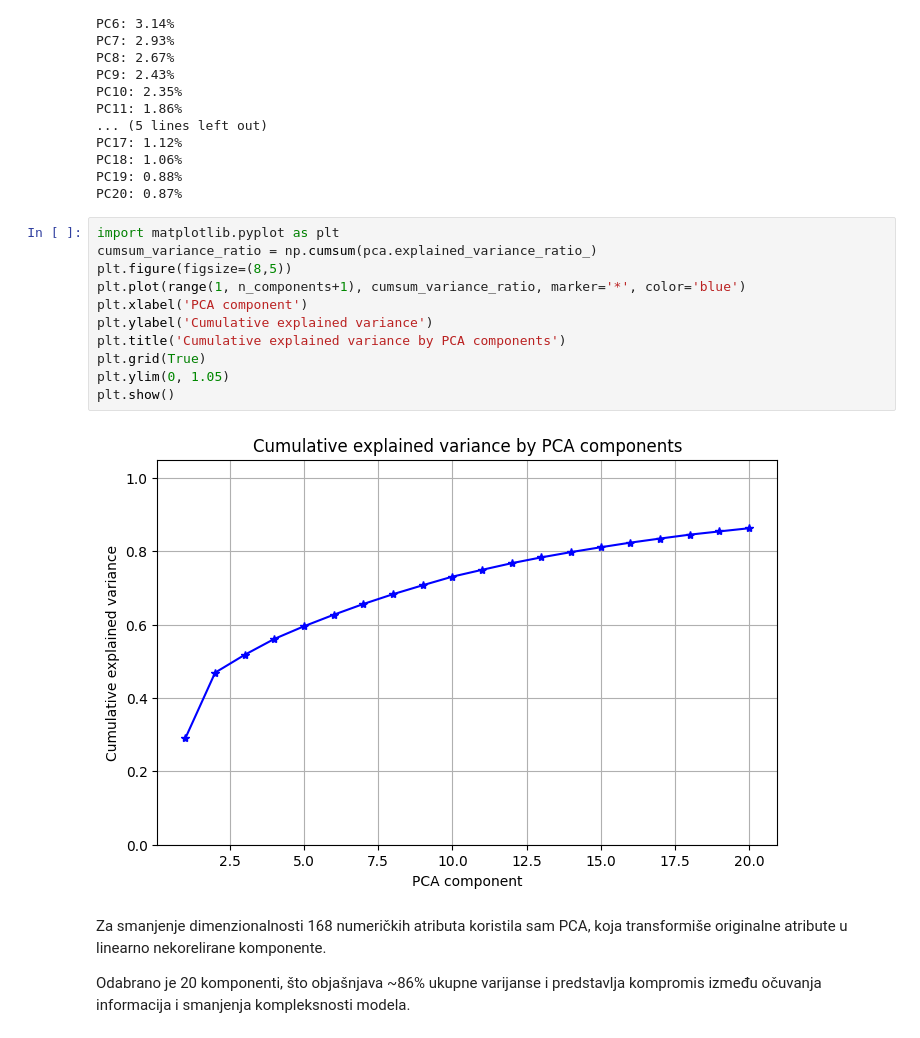
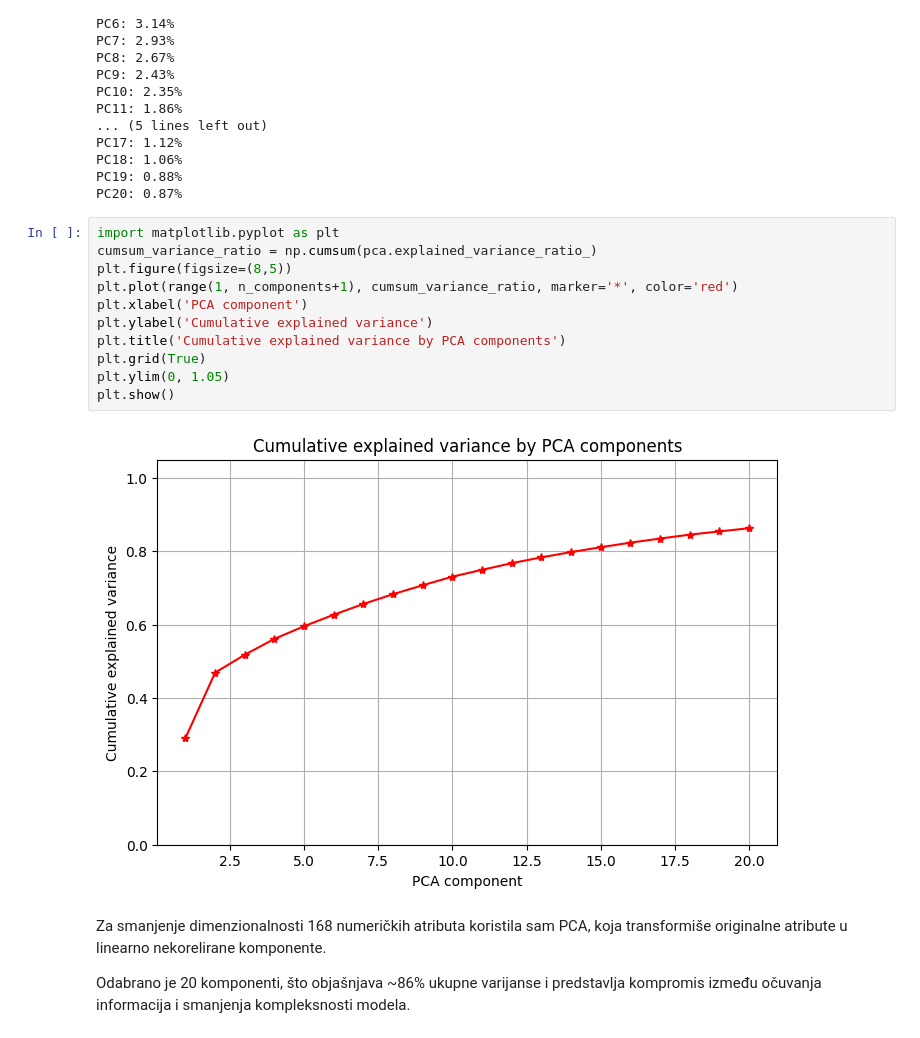
Before and after one commit to magacevic/projekat_istrazivanje_podataka_2, a Jupyter notebook: notebooks/02_preprocessing.ipynb, the cells around one changed output. Cells and saved outputs as stored; diff of their text form.

```diff
--- a/notebooks/02_preprocessing.ipynb
+++ b/notebooks/02_preprocessing.ipynb
@@ -174,16 +171,16 @@ PC20: 0.87%
 # %%
 import matplotlib.pyplot as plt
 cumsum_variance_ratio = np.cumsum(pca.explained_variance_ratio_)
 plt.figure(figsize=(8,5))
-plt.plot(range(1, n_components+1), cumsum_variance_ratio, marker='*', color='blue')
+plt.plot(range(1, n_components+1), cumsum_variance_ratio, marker='*', color='red')
 plt.xlabel('PCA component')
 plt.ylabel('Cumulative explained variance')
 plt.title('Cumulative explained variance by PCA components')
 plt.grid(True)
 plt.ylim(0, 1.05)
 plt.show()
 # %% [output]
-[figure, old version]
+[figure, new version]
 # %% [markdown]
 Za smanjenje dimenzionalnosti 168 numeričkih atributa koristila sam PCA, koja transformiše originalne atribute u linearno nekorelirane komponente.
 
```
Also changed, not shown: parts of 2 cells of this notebook, 9 other files.
